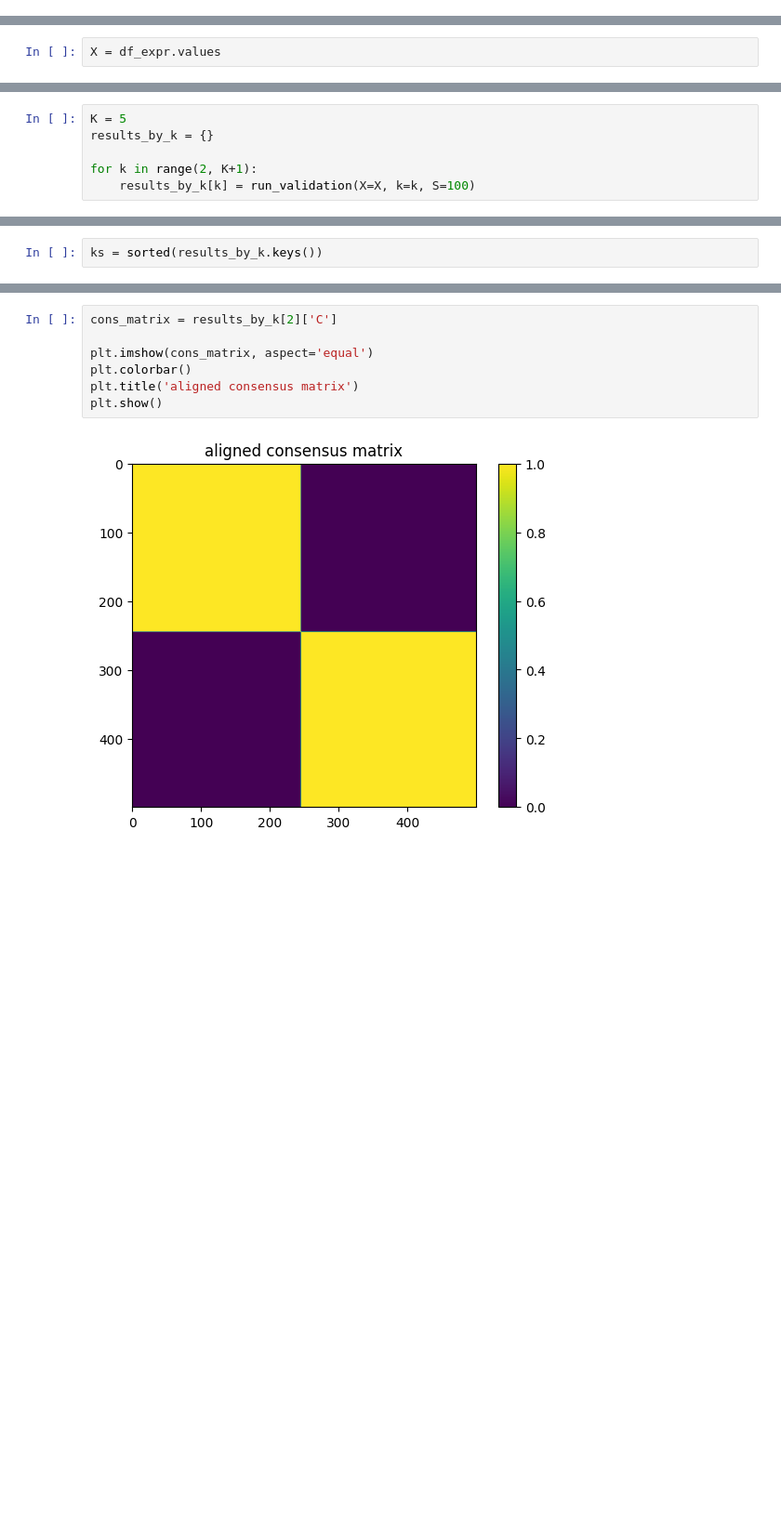
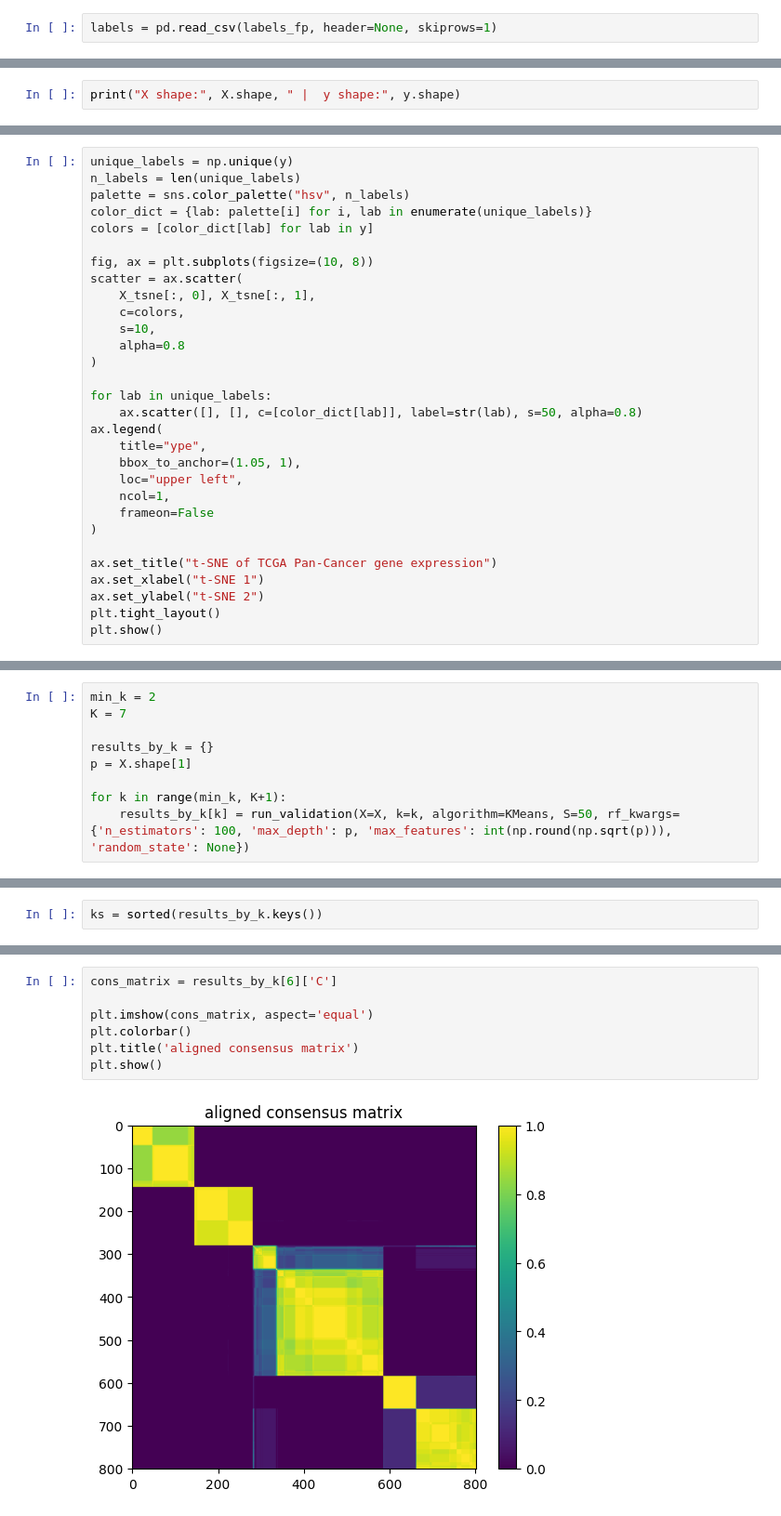
Before and after one commit to DataSlingers/CARVE, a Jupyter notebook: SketchV2_Lecture.ipynb, the cells around one changed output, grey strips where cells are left out. Shown at 93% size. Cells and saved outputs as stored; diff of their text form; blank space fills up the shorter version.

```diff
--- a/SketchV2_Lecture.ipynb
+++ b/SketchV2_Lecture.ipynb
@@ -97,0 +41,2 @@ df_expr.describe().T
+# %%
+labels = pd.read_csv(labels_fp, header=None, skiprows=1)
@@ -98,2 +76,2 @@ df_expr.describe().T
 # %%
-X = df_expr.values
+print("X shape:", X.shape, " |  y shape:", y.shape)
@@ -99,0 +94,30 @@ X = df_expr.values
+# %%
+unique_labels = np.unique(y)
+n_labels = len(unique_labels)
+palette = sns.color_palette("hsv", n_labels)
+color_dict = {lab: palette[i] for i, lab in enumerate(unique_labels)}
+colors = [color_dict[lab] for lab in y]
+
+fig, ax = plt.subplots(figsize=(10, 8))
+scatter = ax.scatter(
+    X_tsne[:, 0], X_tsne[:, 1],
+    c=colors,
+    s=10,
+    alpha=0.8
+)
+
+for lab in unique_labels:
+    ax.scatter([], [], c=[color_dict[lab]], label=str(lab), s=50, alpha=0.8)
+ax.legend(
+    title="ype",
+    bbox_to_anchor=(1.05, 1),
+    loc="upper left",
+    ncol=1,
+    frameon=False
+)
+
+ax.set_title("t-SNE of TCGA Pan-Cancer gene expression")
+ax.set_xlabel("t-SNE 1")
+ax.set_ylabel("t-SNE 2")
+plt.tight_layout()
+plt.show()
@@ -536,11 +572,14 @@ def run_validation(X: np.ndarray, k: int, algorithm: Type[ClusterMixin] = KMeans
     # return results
     return {"stats": stats, "C": C}
 # %%
-K = 5
+min_k = 2
+K = 7
+
 results_by_k = {}
+p = X.shape[1]
 
-for k in range(2, K+1):
-    results_by_k[k] = run_validation(X=X, k=k, S=100)
+for k in range(min_k, K+1):
+    results_by_k[k] = run_validation(X=X, k=k, algorithm=KMeans, S=50, rf_kwargs={'n_estimators': 100, 'max_depth': p, 'max_features': int(np.round(np.sqrt(p))), 'random_state': None})
 # %% [markdown]
 ---
 ## 3. Analysis of Results:
@@ -589,9 +630,9 @@ plt.show()
 # %%
-cons_matrix = results_by_k[2]['C']
+cons_matrix = results_by_k[6]['C']
 
 plt.imshow(cons_matrix, aspect='equal')
 plt.colorbar()
 plt.title('aligned consensus matrix')
 plt.show()
 # %% [output]
-[figure, old version]
+[figure, new version]
```
Also changed, not shown: parts of 21 cells of this notebook, 4 other files.
